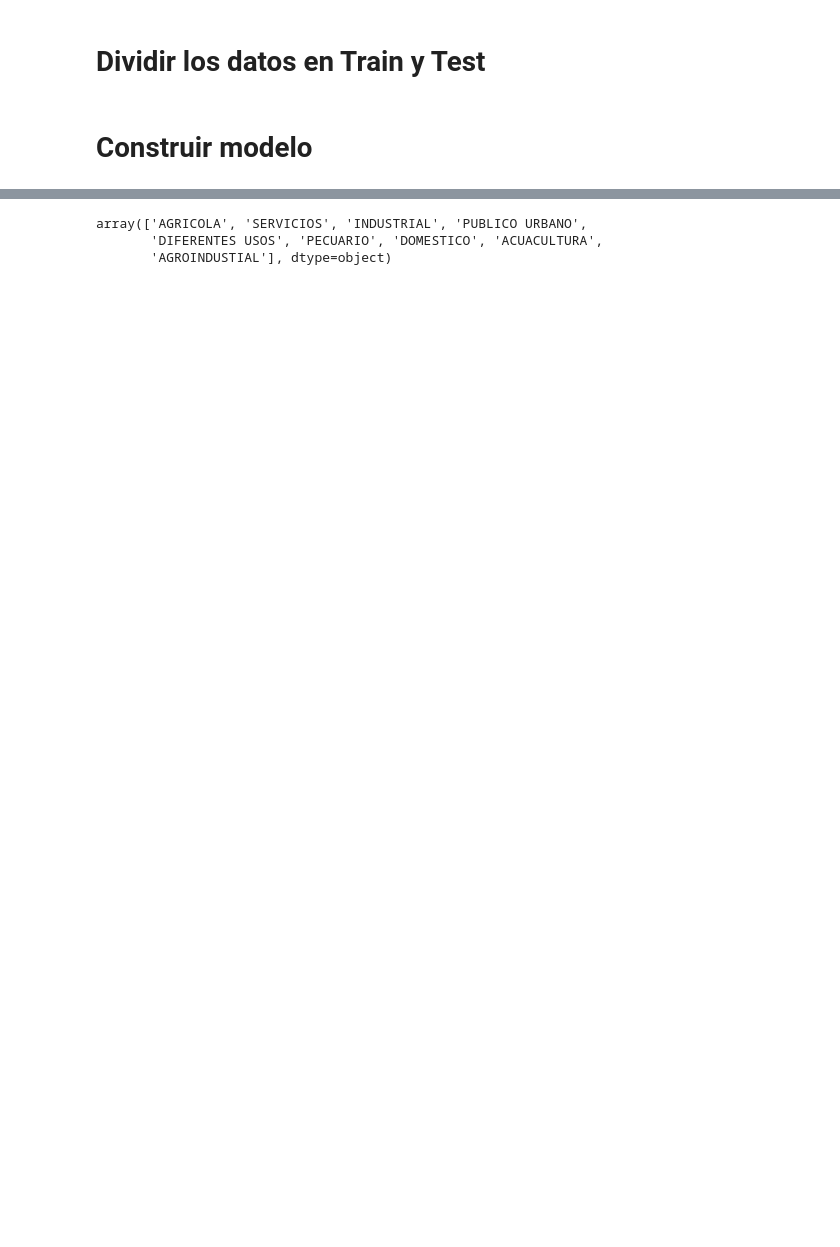
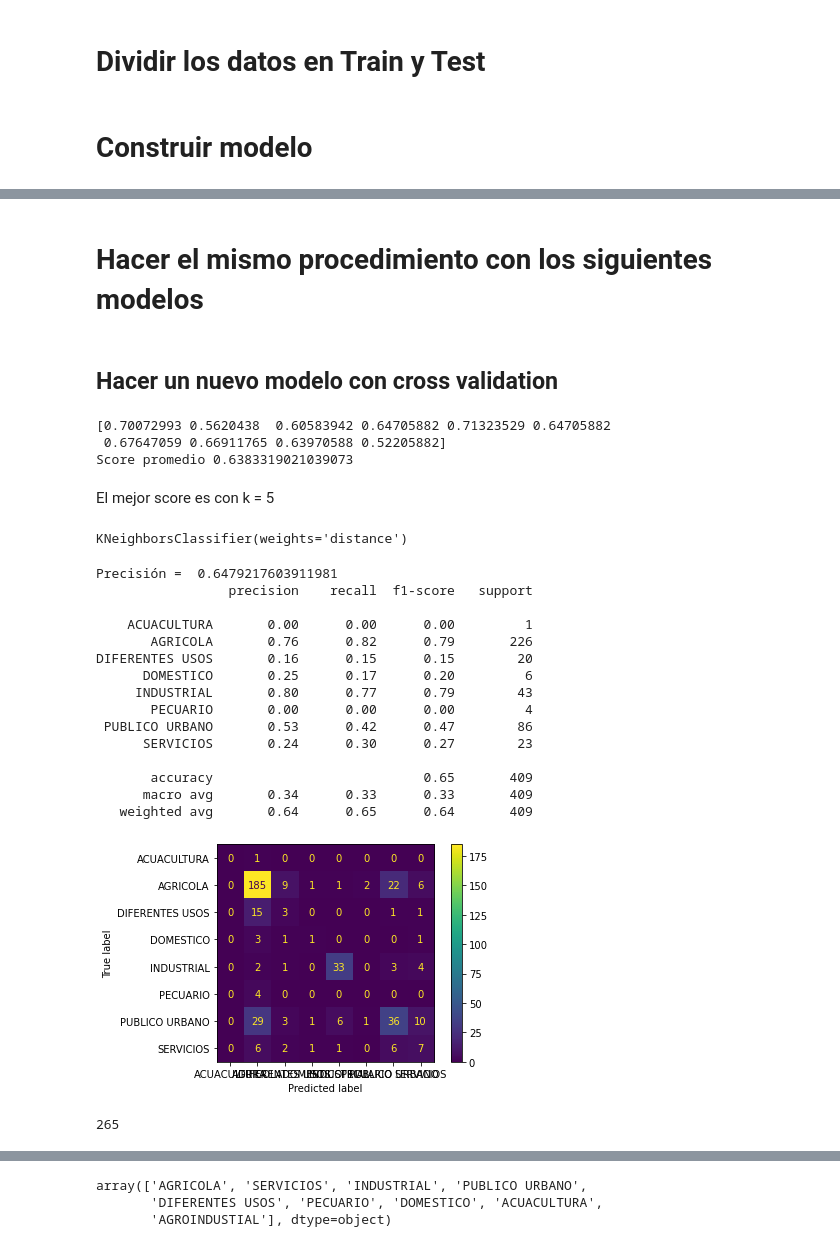
Before and after one commit to MichellMonroy/Practicas-ML, a Jupyter notebook: P3-KNN.ipynb, the cells around one changed output, grey strips where cells are left out. Saved outputs shown, nothing was run; the diff lists cells and outputs as text; code cells hidden in the pictures; blank space fills up the shorter version.

```diff
--- a/P3-KNN.ipynb
+++ b/P3-KNN.ipynb
@@ -247,0 +349,45 @@ Precisión =  0.6430317848410758
+# %% [markdown]
+# Hacer el mismo procedimiento con los siguientes modelos
+# %% [markdown]
+## Hacer un nuevo modelo con cross validation
+# %%
+knn_cv = KNeighborsClassifier()
+cv_scores = cross_val_score(knn_cv, X_cod, y, cv=10)
+print(cv_scores)
+print("Score promedio", np.mean(cv_scores))
+# %% [output]
+[0.70072993 0.5620438  0.60583942 0.64705882 0.71323529 0.64705882
+ 0.67647059 0.66911765 0.63970588 0.52205882]
+Score promedio 0.6383319021039073
+# %% [markdown]
+El mejor score es con k = 5
+# %%
+knn5 = KNeighborsClassifier(n_neighbors=5, weights='distance')
+knn5.fit(X_train, y_train)
+# %% [output]
+KNeighborsClassifier(weights='distance')
+# %%
+y_pred5 = prediccion(knn5, X_test, y_test)
+# %% [output]
+Precisión =  0.6479217603911981
+                 precision    recall  f1-score   support
+
+    ACUACULTURA       0.00      0.00      0.00         1
+       AGRICOLA       0.76      0.82      0.79       226
+DIFERENTES USOS       0.16      0.15      0.15        20
+      DOMESTICO       0.25      0.17      0.20         6
+     INDUSTRIAL       0.80      0.77      0.79        43
+       PECUARIO       0.00      0.00      0.00         4
+ PUBLICO URBANO       0.53      0.42      0.47        86
+      SERVICIOS       0.24      0.30      0.27        23
+
+       accuracy                           0.65       409
+      macro avg       0.34      0.33      0.33       409
+   weighted avg       0.64      0.65      0.64       409
+[figure, added]
+# %%
+#Obtener las etiquetas acertadas
+auxk5 = match(y_test, y_pred5)
+len(auxk5) #por ahora hay +10 etiquetas que en el caso anterior
+# %% [output]
+265
```
Also changed, not shown: parts of 78 cells of this notebook, 1 other file.
